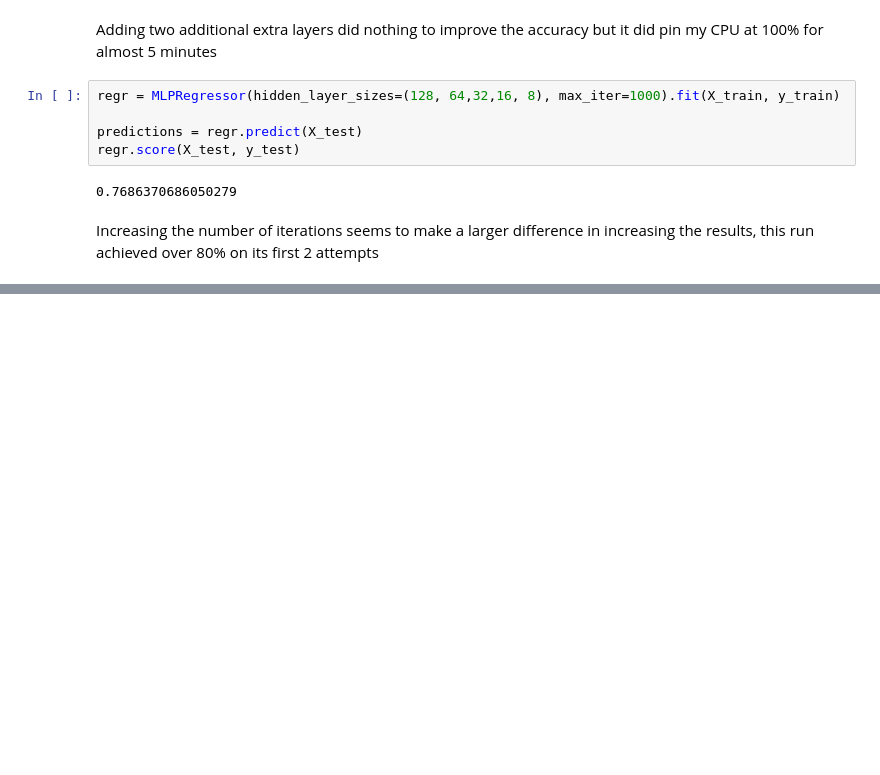
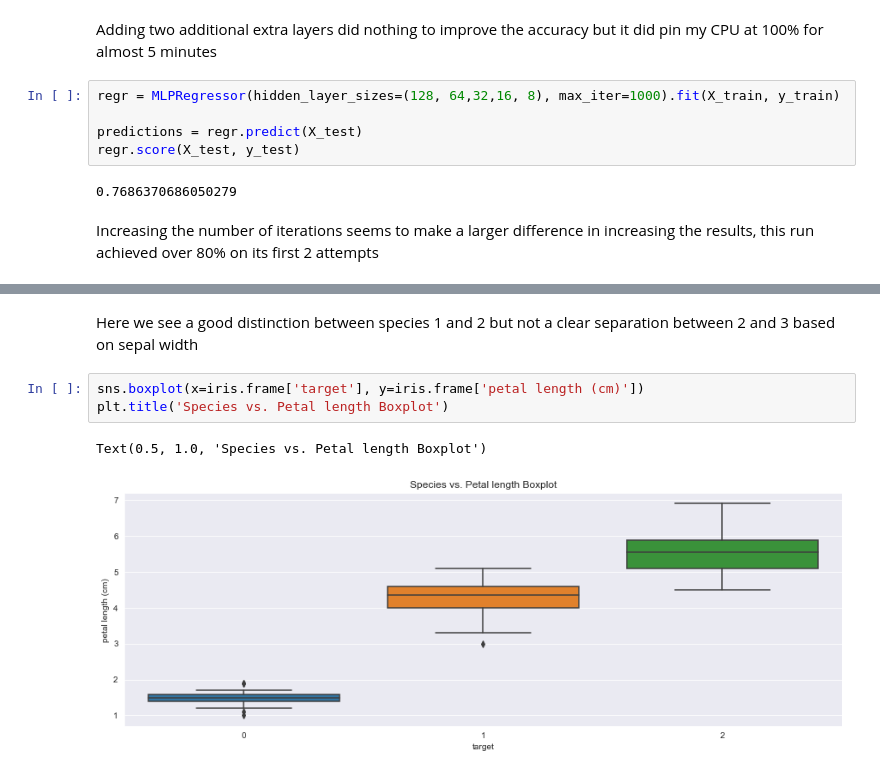
Before and after one commit to BryanSmith00/Spring-2022-Classes, a Jupyter notebook: COSC 3337 Data Science I/homework/hw4/smith_bryan_1861137_hw4.ipynb, the cells around one changed output, grey strips where cells are left out. Drawn from its saved outputs; the diff is of its cells as text; blank space fills up the shorter version.

```diff
--- a/COSC 3337 Data Science I/homework/hw4/smith_bryan_1861137_hw4.ipynb
+++ b/COSC 3337 Data Science I/homework/hw4/smith_bryan_1861137_hw4.ipynb
@@ -251,0 +361,8 @@ Increase the number of iterations (max_iter) or scale the data as shown in:
+# %% [markdown]
+Here we see a good distinction between species 1 and 2 but not a clear separation between 2 and 3 based on sepal width
+# %%
+sns.boxplot(x=iris.frame['target'], y=iris.frame['petal length (cm)'])
+plt.title('Species vs. Petal length Boxplot')
+# %% [output]
+Text(0.5, 1.0, 'Species vs. Petal length Boxplot')
+[figure, added]
```
Also changed, not shown: parts of 38 cells of this notebook, 4 other files.
